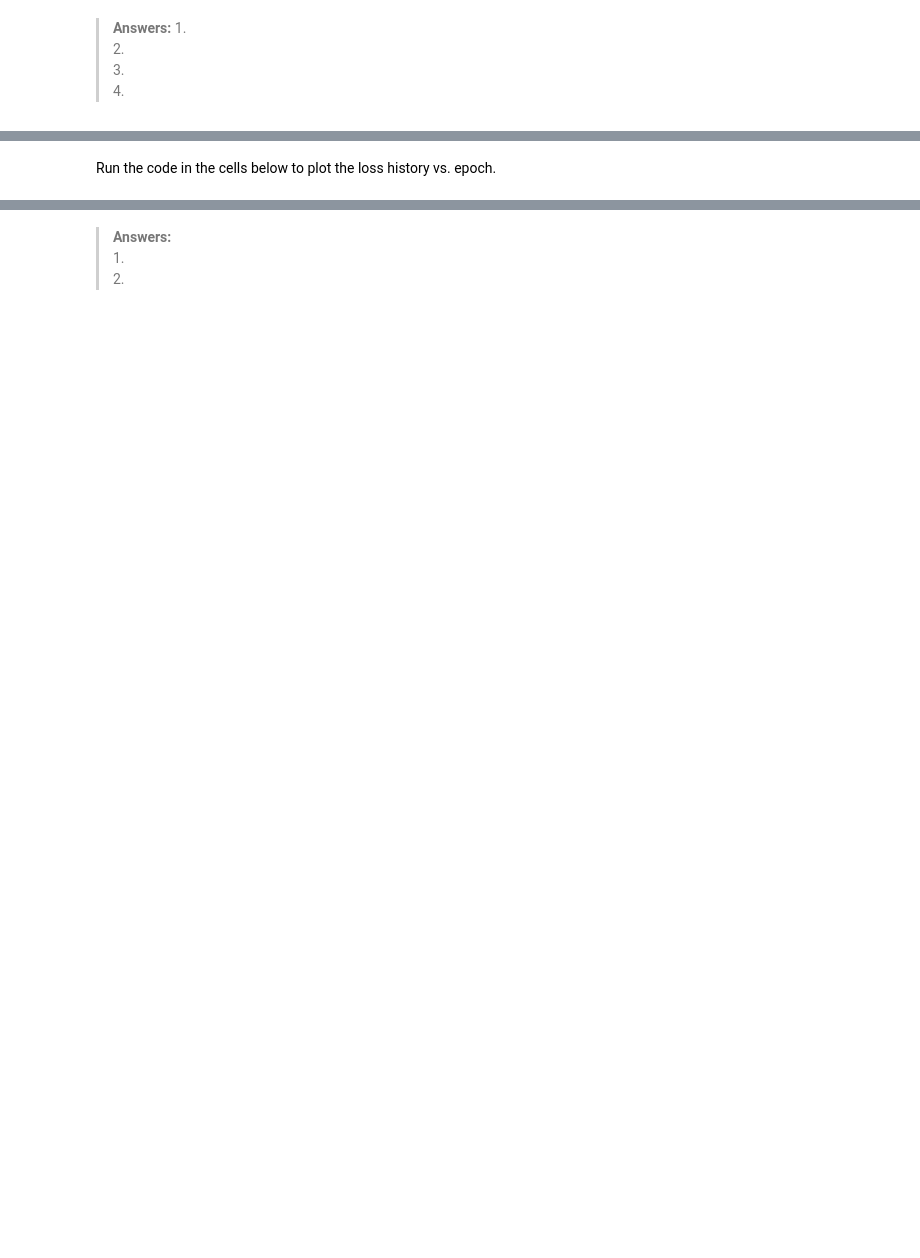
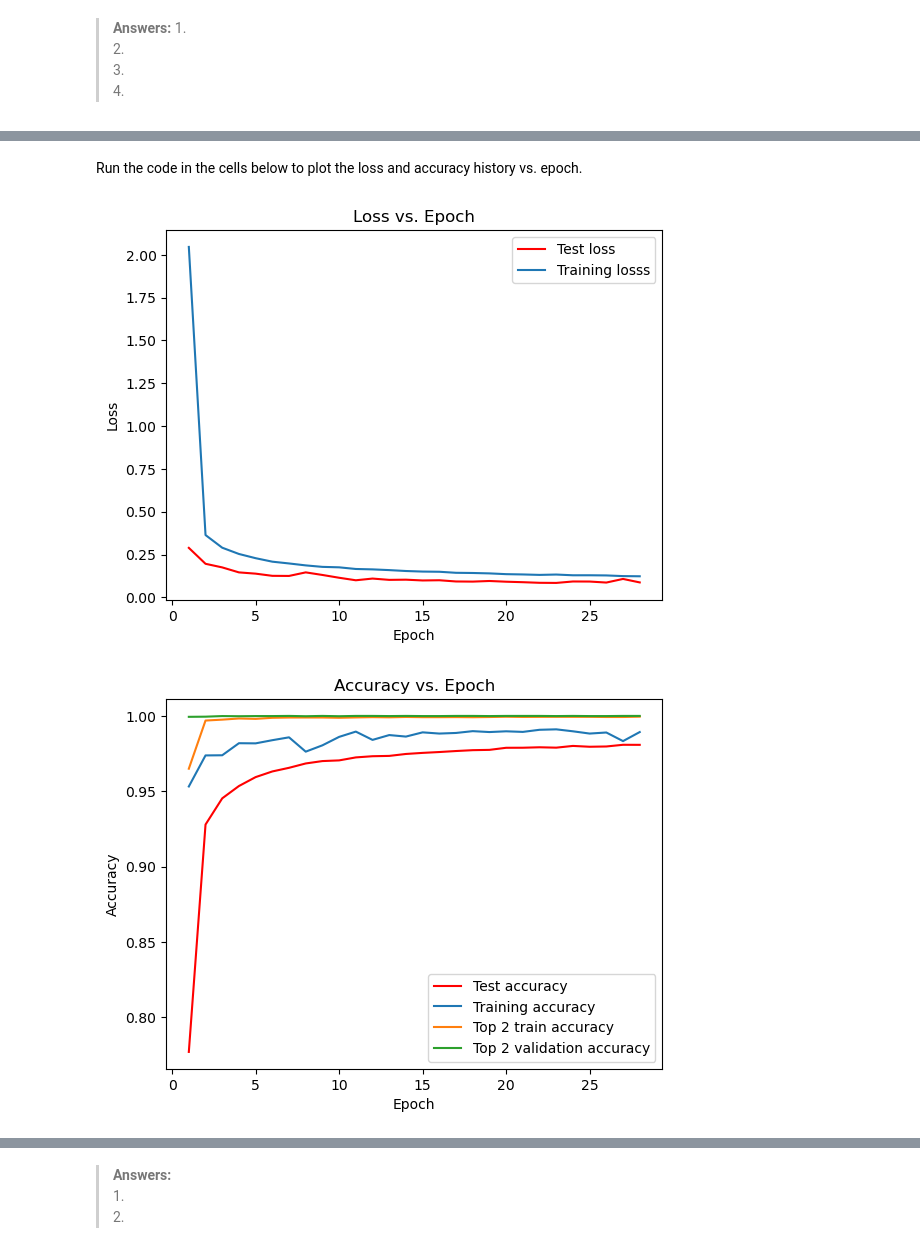
Before and after one commit to StephenElston/CSCI-E25, a Jupyter notebook: Labs/6_IntroToCovNets.ipynb, the cells around one changed output, grey strips where cells are left out. Cells and saved outputs as stored; diff of their text form; code cells hidden in the pictures; blank space fills up the shorter version.

```diff
--- a/Labs/6_IntroToCovNets.ipynb
+++ b/Labs/6_IntroToCovNets.ipynb
@@ -214,7 +278,7 @@ filepath = 'my_model_file.hdf5' # define where the model is saved
 callbacks_list = [
         keras.callbacks.EarlyStopping(
             monitor = 'val_loss', # Use accuracy to monitor the model
-            patience = 4 # Stop after one step with lower accuracy
+            patience = 5 # Stop after patience steps with lower accuracy
         ),
         keras.callbacks.ModelCheckpoint(
             filepath = filepath, # file where the checkpoint is saved
@@ -258,11 +359,11 @@ Now, it is time to compile and fit the model. Run the code in the cell below, wh
 # %%
 ## Compile the model
 nn.compile(optimizer = 'RMSprop', loss = 'categorical_crossentropy',
-                metrics = ['accuracy'])
+                metrics = ['accuracy', 'top_k_categorical_accuracy'])
 
 ## Now fit the model
 history = nn.fit(train_images, train_labels,
-                  epochs = 40, batch_size = 256,
+                  epochs = 80, batch_size = 256,
                   validation_data = (test_images, test_labels),
                   callbacks = callbacks_list,  # Call backs argument here
                   verbose = 1)
@@ -269,16 +388,33 @@ history = nn.fit(train_images, train_labels,
 # %% [markdown]
-Run the code in the cells below to plot the loss history vs. epoch.
+Run the code in the cells below to plot the loss and accuracy history vs. epoch.
 # %%
 def plot_loss(history):
     '''Function to plot the loss vs. epoch'''
     train_loss = history.history['loss']
     test_loss = history.history['val_loss']
     x = list(range(1, len(test_loss) + 1))
     plt.plot(x, test_loss, color = 'red', label = 'Test loss')
     plt.plot(x, train_loss, label = 'Training losss')
     plt.legend()
     plt.xlabel('Epoch')
     plt.ylabel('Loss')
     plt.title('Loss vs. Epoch')
+    plt.show()
+
+def plot_accuracy(history):
+    x = list(range(1, len(history.history['accuracy']) + 1))
+    plt.plot(x, history.history['accuracy'], color = 'red', label = 'Test accuracy')
+    plt.plot(x, history.history['val_accuracy'], label = 'Training accuracy')
+    plt.plot(x, history.history['top_k_categorical_accuracy'], label = 'Top 2 train accuracy')
+    plt.plot(x, history.history['val_top_k_categorical_accuracy'], label = 'Top 2 validation accuracy')
+    plt.legend()
+    plt.xlabel('Epoch')
+    plt.ylabel('Accuracy')
+    plt.title('Accuracy vs. Epoch')
+    plt.show()
 
 plot_loss(history)
+plot_accuracy(history)
+# %% [output]
+[figure, added]
+[figure, added]
```
Also changed, not shown: parts of 54 cells of this notebook.
